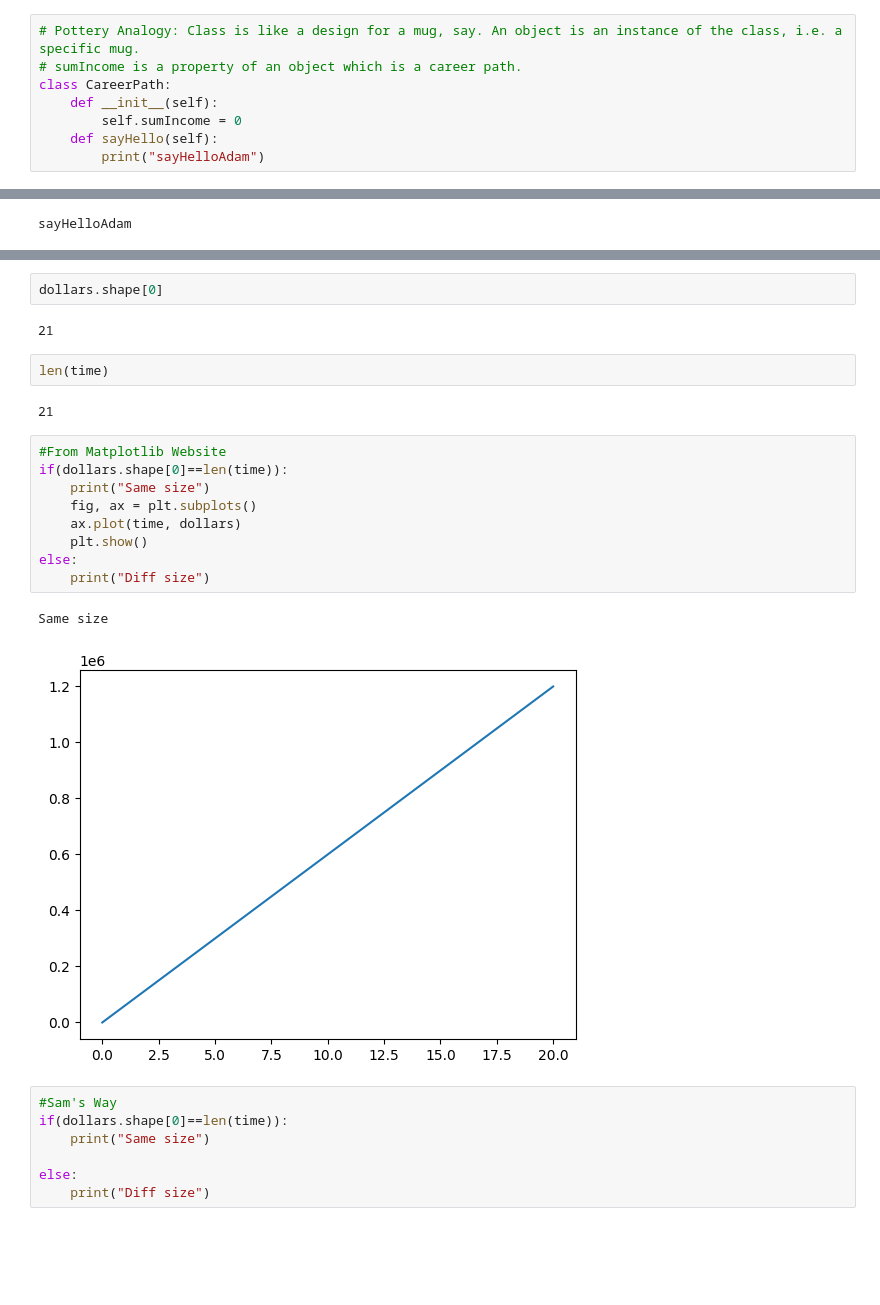
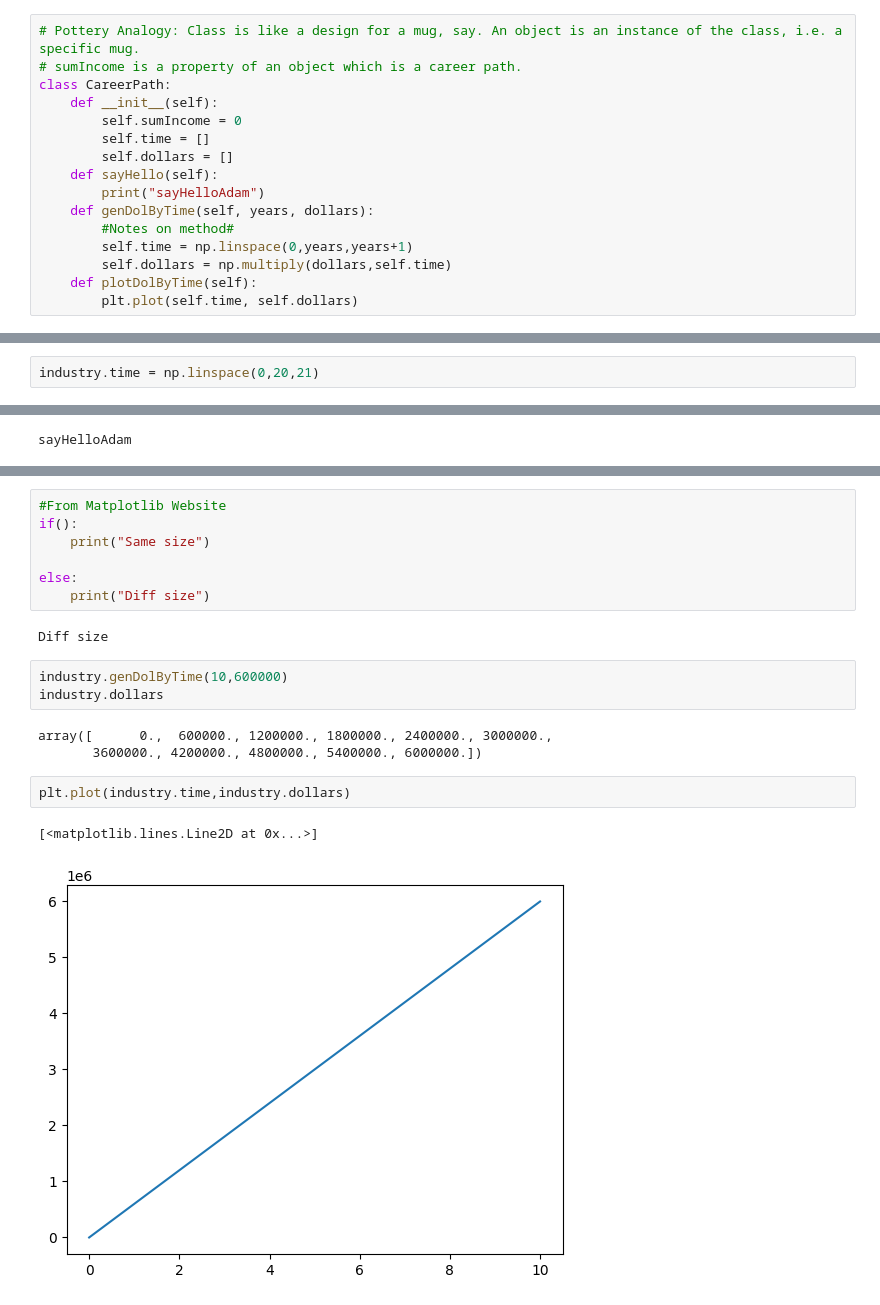
Before and after one commit to AKuhn100/Learninator, a Jupyter notebook: Prospective_Earnings_Graphs.ipynb, the cells around one changed output, grey strips where cells are left out. Saved outputs shown, nothing was run; the diff lists cells and outputs as text; blank space fills up the shorter version.

Commit message:
Methods n stuff

```diff
--- a/Prospective_Earnings_Graphs.ipynb
+++ b/Prospective_Earnings_Graphs.ipynb
@@ -8,7 +8,15 @@ import matplotlib.pyplot as plt
 class CareerPath:
     def __init__(self):
         self.sumIncome = 0
+        self.time = []
+        self.dollars = []
     def sayHello(self):
         print("sayHelloAdam")
+    def genDolByTime(self, years, dollars):
+        #Notes on method#
+        self.time = np.linspace(0,years,years+1)
+        self.dollars = np.multiply(dollars,self.time)
+    def plotDolByTime(self):
+        plt.plot(self.time, self.dollars)
 # %%
 industry = CareerPath()
@@ -19,3 +23,5 @@ industry.sumIncome
+# %%
+industry.time = np.linspace(0,20,21)
 # %%
 industry.sayHello()
 # %% [output]
@@ -28,27 +29,20 @@ dollars = np.multiply(60000,time)
-# %%
-dollars.shape[0]
-# %% [output]
-21
-# %%
-len(time)
-# %% [output]
-21
 # %%
 #From Matplotlib Website
-if(dollars.shape[0]==len(time)):
+if():
     print("Same size")
-    fig, ax = plt.subplots()
-    ax.plot(time, dollars)
-    plt.show()
+
 else:
     print("Diff size")
 # %% [output]
-Same size
+Diff size
-[figure, removed]
-# %%
-#Sam's Way
-if(dollars.shape[0]==len(time)):
-    print("Same size")
-
-else:
-    print("Diff size")
+# %%
+industry.genDolByTime(10,600000)
+industry.dollars
+# %% [output]
+array([      0.,  600000., 1200000., 1800000., 2400000., 3000000.,
+       3600000., 4200000., 4800000., 5400000., 6000000.])
+# %%
+plt.plot(industry.time,industry.dollars)
+# %% [output]
+[<matplotlib.lines.Line2D at 0x...>]
+[figure, added]
```
Also changed, not shown: parts of 4 cells of this notebook.
